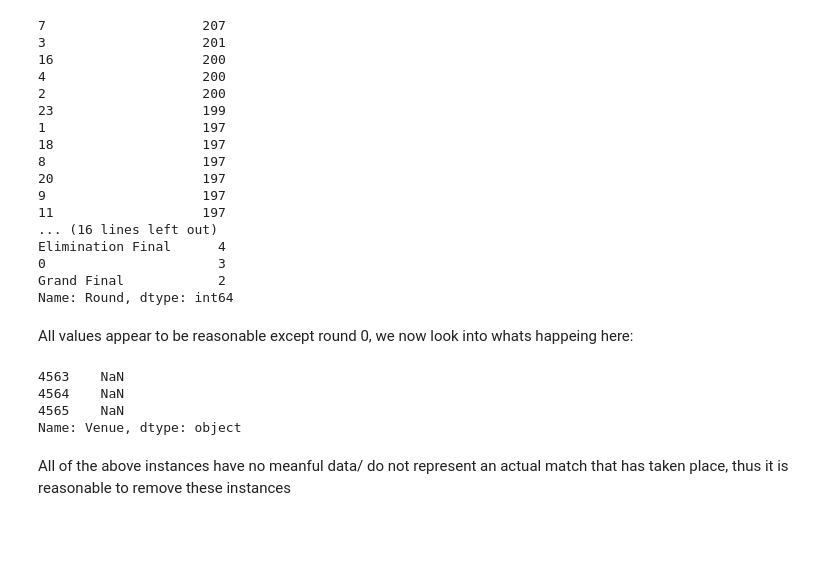
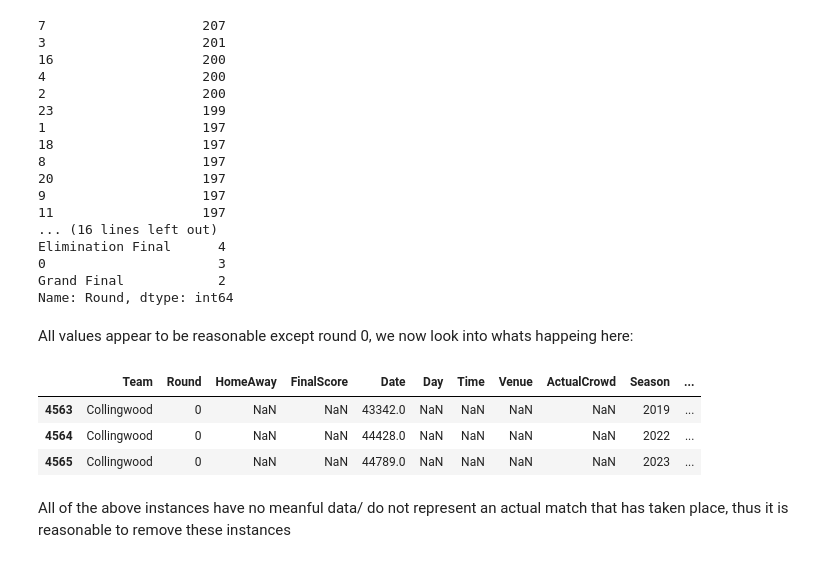
Before and after one commit to JMelleuish/Collingwood, a Jupyter notebook: Data_Clean.ipynb, the cells around one changed output. Saved outputs shown, nothing was run; the diff lists cells and outputs as text; code cells hidden in the pictures; blank space fills up the shorter version.

```diff
--- a/Data_Clean.ipynb
+++ b/Data_Clean.ipynb
@@ -95,12 +95,12 @@ Name: Round, dtype: int64
 # %% [markdown]
 All values appear to be reasonable except round 0, we now look into whats happeing here:
 # %%
-df["Venue"].loc[df['Round'] == 0]
+df[df['Round'] == 0]
 # %% [output]
-4563    NaN
-4564    NaN
-4565    NaN
-Name: Venue, dtype: object
+|  | Team | Round | HomeAway | FinalScore | Date | Day | Time | Venue | ActualCrowd | Season | ... |
+| 4563 | Collingwood | 0 | NaN | NaN | 43342.0 | NaN | NaN | NaN | NaN | 2019 | ... |
+| 4564 | Collingwood | 0 | NaN | NaN | 44428.0 | NaN | NaN | NaN | NaN | 2022 | ... |
+| 4565 | Collingwood | 0 | NaN | NaN | 44789.0 | NaN | NaN | NaN | NaN | 2023 | ... |
 # %% [markdown]
 All of the above instances have no meanful data/ do not represent an actual match that has taken place, thus it is reasonable to remove these instances
 # %%
```
Also changed, not shown: parts of 7 cells of this notebook, 4 other files.
